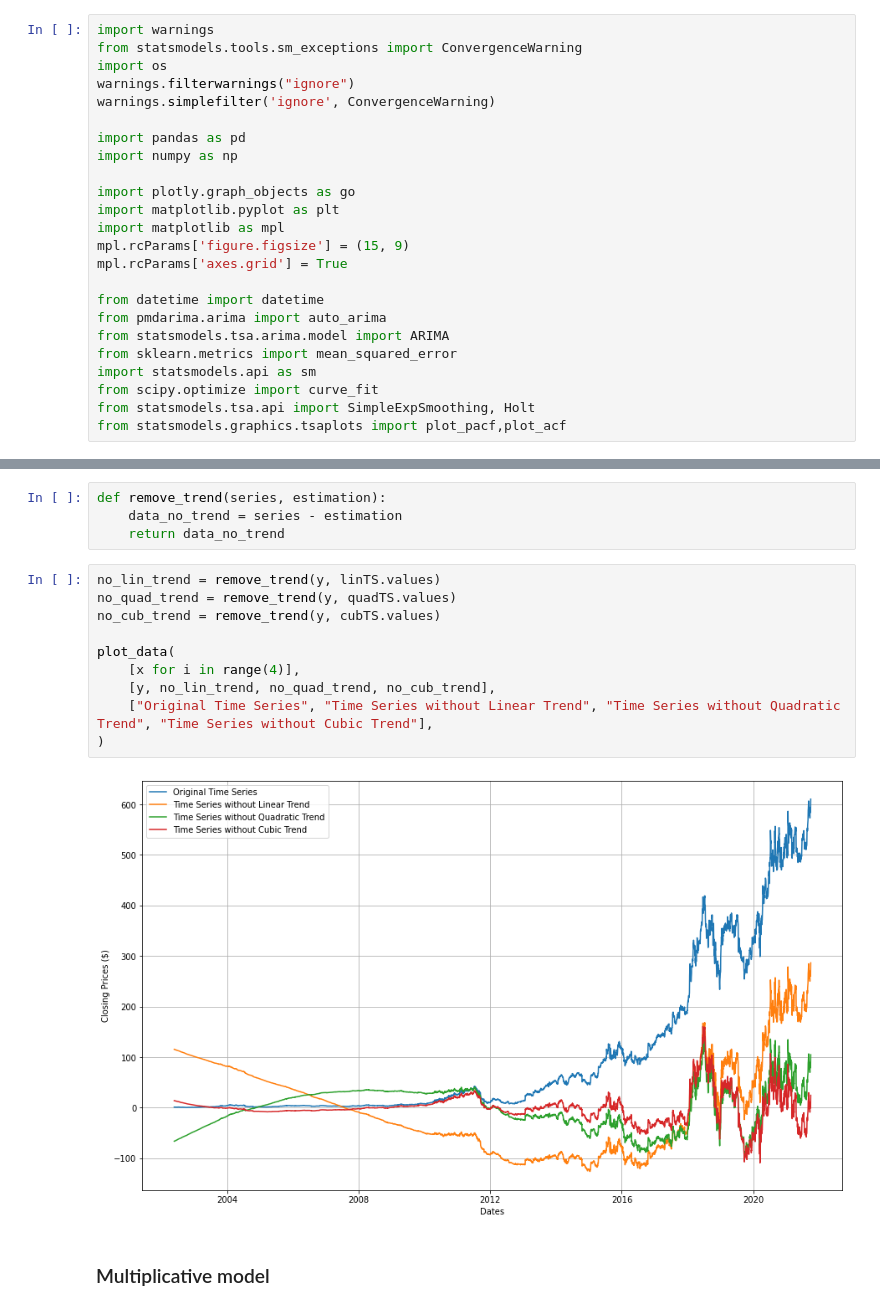
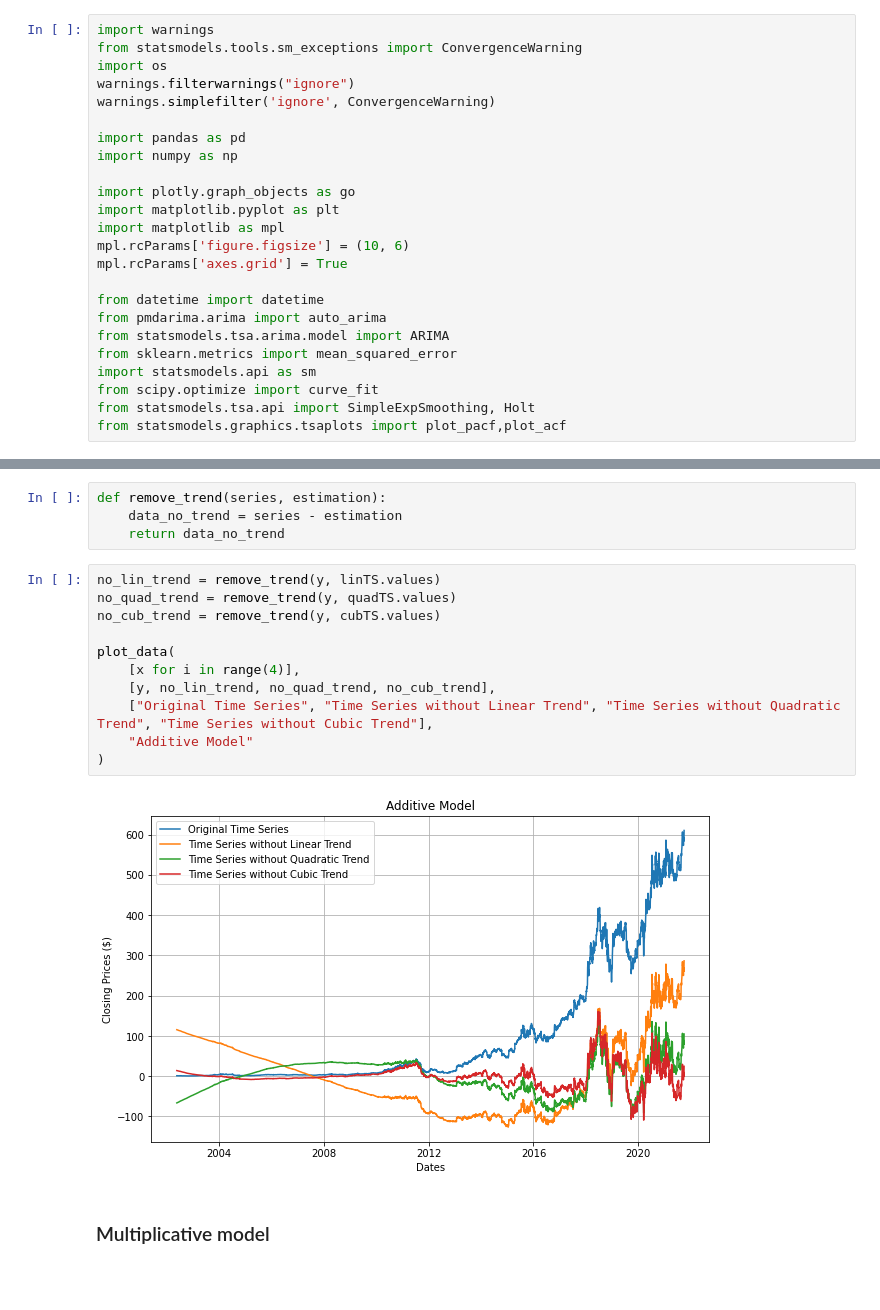
Before and after one commit to tfernandes14/ASTP-Project, a Jupyter notebook: Project.ipynb, the cells around one changed output, grey strips where cells are left out. Drawn from its saved outputs; the diff is of its cells as text; blank space fills up the shorter version.

```diff
--- a/Project.ipynb
+++ b/Project.ipynb
@@ -11,7 +11,7 @@ import numpy as np
 import plotly.graph_objects as go
 import matplotlib.pyplot as plt
 import matplotlib as mpl
-mpl.rcParams['figure.figsize'] = (15, 9)
+mpl.rcParams['figure.figsize'] = (10, 6)
 mpl.rcParams['axes.grid'] = True
 
 from datetime import datetime
@@ -188,15 +178,16 @@ def remove_trend(series, estimation):
 # %%
 no_lin_trend = remove_trend(y, linTS.values)
 no_quad_trend = remove_trend(y, quadTS.values)
 no_cub_trend = remove_trend(y, cubTS.values)
 
 plot_data(
     [x for i in range(4)],
     [y, no_lin_trend, no_quad_trend, no_cub_trend],
     ["Original Time Series", "Time Series without Linear Trend", "Time Series without Quadratic Trend", "Time Series without Cubic Trend"],
+    "Additive Model"
 )
 # %% [output]
-[figure, old version]
+[figure, new version]
 # %% [markdown]
 ### Multiplicative model
 # %%
```
Also changed, not shown: parts of 40 cells of this notebook, 43 other files.
